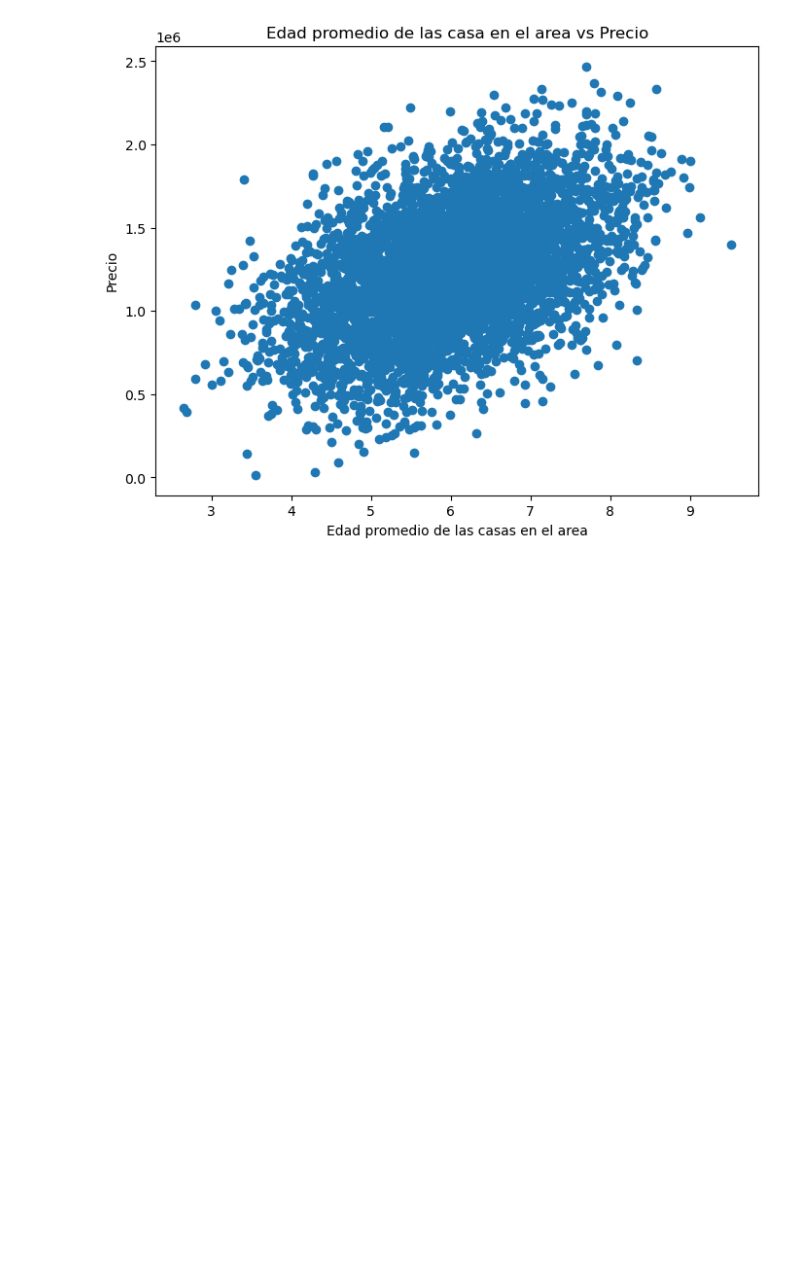
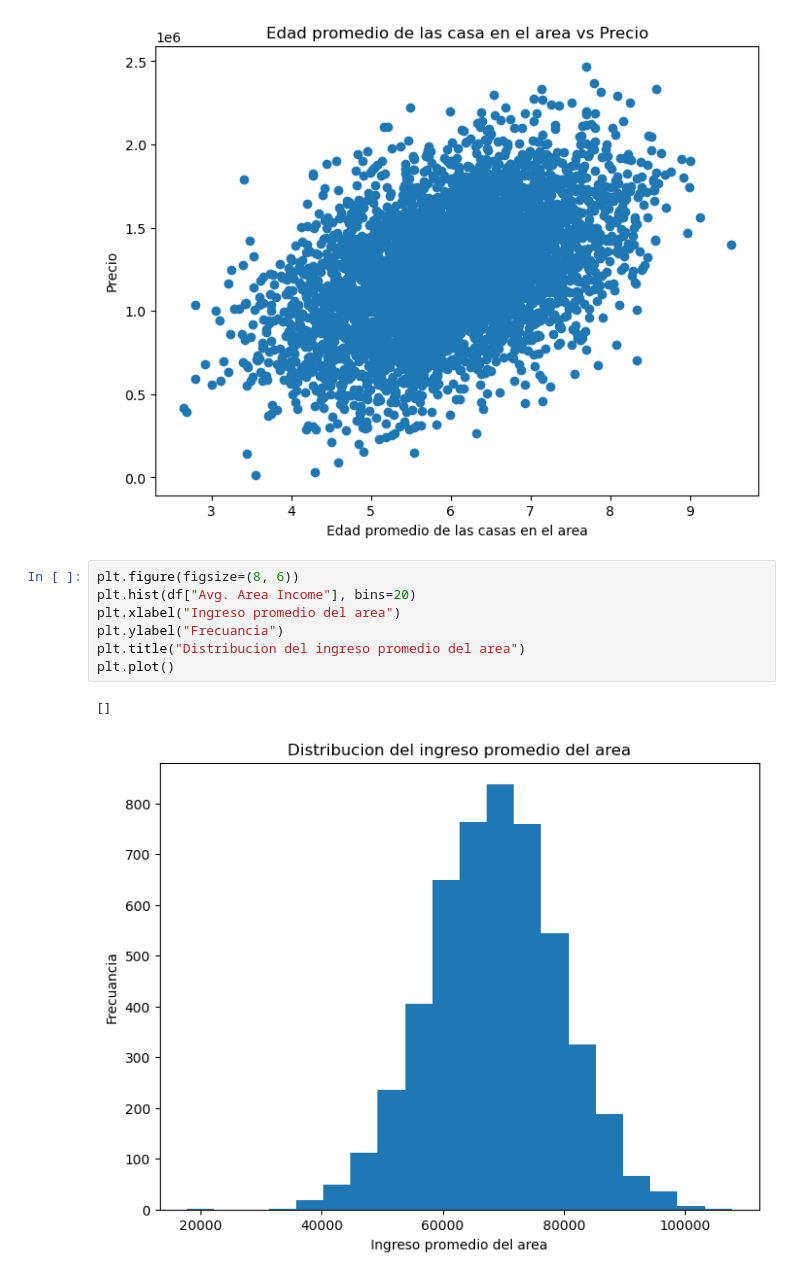
Before and after one commit to Asierjunquera1/USA_Housing, a Jupyter notebook: usa_housing.ipynb, the cells around one changed output. Drawn from its saved outputs; the diff is of its cells as text; blank space fills up the shorter version.

```diff
--- a/usa_housing.ipynb
+++ b/usa_housing.ipynb
@@ -47,3 +47,13 @@ plt.plot()
 # %% [output]
 []
 [figure]
+# %%
+plt.figure(figsize=(8, 6))
+plt.hist(df["Avg. Area Income"], bins=20)
+plt.xlabel("Ingreso promedio del area")
+plt.ylabel("Frecuancia")
+plt.title("Distribucion del ingreso promedio del area")
+plt.plot()
+# %% [output]
+[]
+[figure, added]
```
